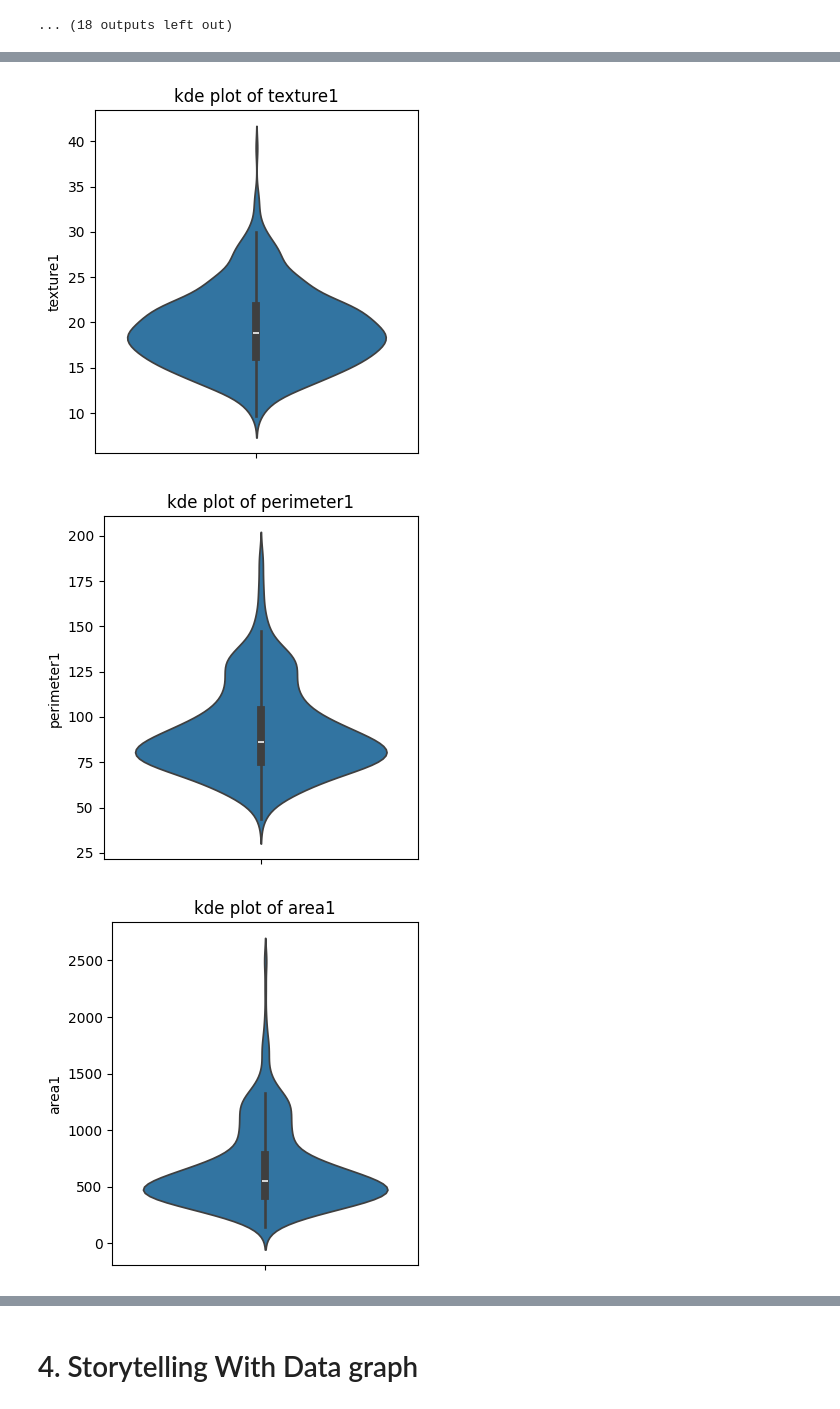
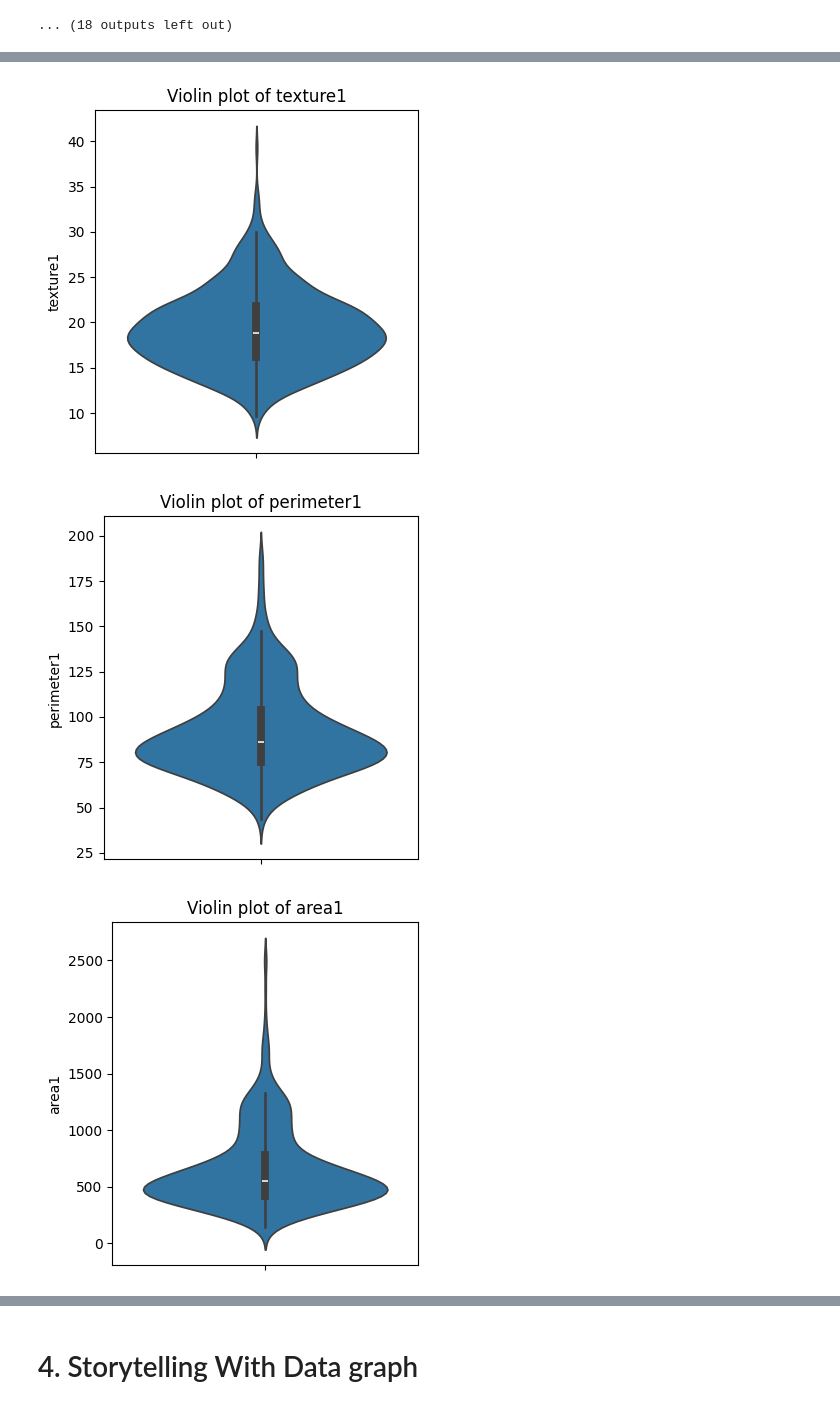
Before and after one commit to Jbaner/Module-B-semester-2, a Jupyter notebook: Week4.ipynb, the cells around one changed output, grey strips where cells are left out. Drawn from its saved outputs; the diff is of its cells as text; code cells hidden in the pictures.

```diff
--- a/Week4.ipynb
+++ b/Week4.ipynb
@@ -199,5 +199,12 @@ plt.show()
 #Draw histogram variants for each feature or column
 #Swarm plot
 import seaborn as sns
-sns.swarmplot(data=numeric_only)
+numeric_only_cols=df_BreastCancer_2.select_dtypes(include="number").columns
+
+for c in numeric_only_cols:
+  plt.figure(figsize=(4,4))
+  sns.swarmplot(y=df_BreastCancer_2[c])
+  plt.title(f"Swarm plot of {c}")
+  plt.tight_layout()
+  plt.show()
 # %% [output]
@@ -228,13 +246,13 @@ for c in numeric_only_cols:
 [figure]
 ... (18 outputs left out)
 # %%
-#draw violim plots for all columns
+#draw violin plots for all columns
 numeric_only_cols=df_BreastCancer_2.select_dtypes(include="number").columns
 
 for c in numeric_only_cols:
   plt.figure(figsize=(4,4))
   sns.violinplot(y=df_BreastCancer_2[c])
-  plt.title(f"kde plot of {c}")
+  plt.title(f"Violin plot of {c}")
   plt.tight_layout()
   plt.show()
 # %% [output]
@@ -242,3 +260,3 @@ for c in numeric_only_cols:
-[figure, old version]
+[figure, new version]
-[figure, old version]
+[figure, new version]
-[figure, old version]
+[figure, new version]
```
Also changed, not shown: parts of 2 cells of this notebook.
